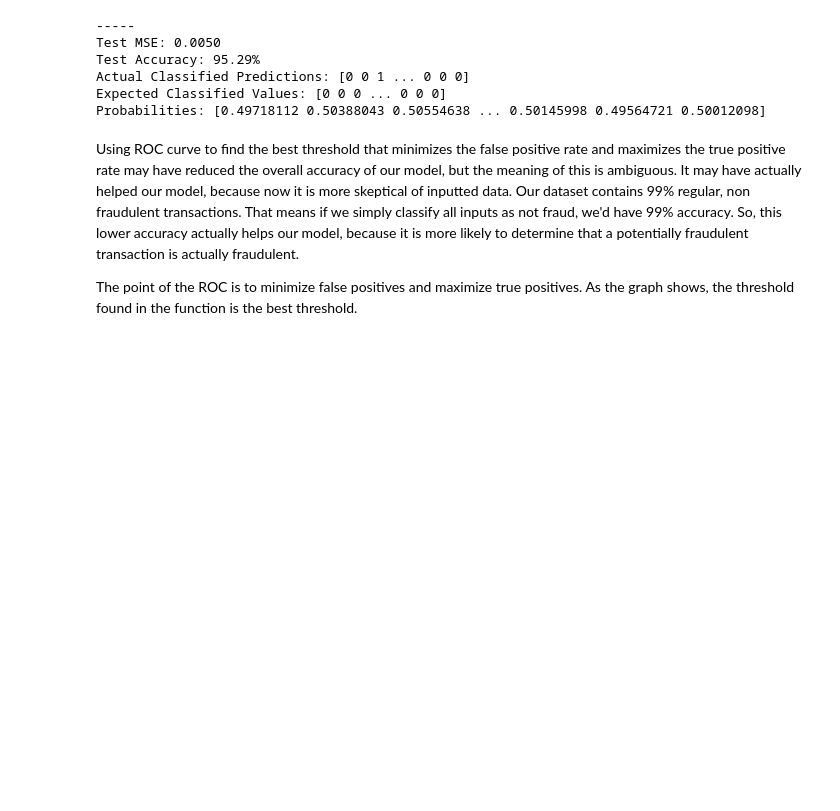
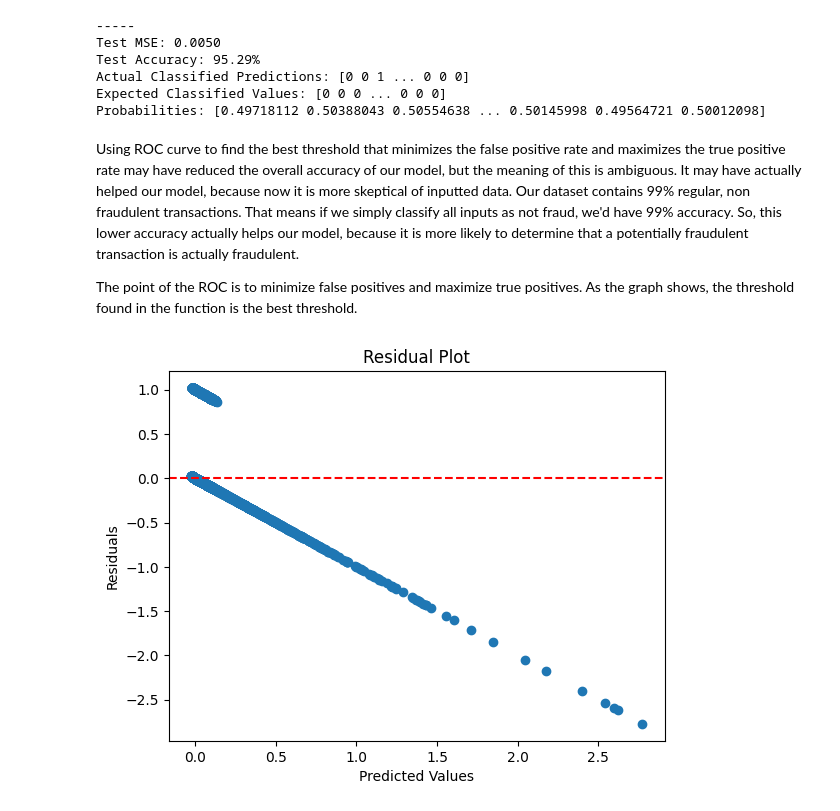
Before and after one commit to liamba05/CreditCardFraudDetection, a Jupyter notebook: Phase3/CCFD_PP3.ipynb, the cells around one changed output. Saved outputs shown, nothing was run; the diff lists cells and outputs as text; code cells hidden in the pictures; blank space fills up the shorter version.

```diff
--- a/Phase3/CCFD_PP3.ipynb
+++ b/Phase3/CCFD_PP3.ipynb
@@ -119,13 +119,13 @@ def add_bias_column(X):
     return Xnew
 # TAKEN FROM MOHIT'S METHOD ON HW4 ^^^
 # %%
-def linreg_classify(Xnew, ynew, m, threshold=0.5):
+def linreg_classify(Xnew, ynew, m, threshold):
     """
     Args:
         Xnew: Features (input x for all weights)
         ynew: Expected output for feature set
         m: Weights vector
-        threshold: Classification threshold (0.5 default)
+        threshold: Classification threshold
 
     Returns:
         A dictionary containing:
@@ -356,3 +355,12 @@ Probabilities: [0.49718112 0.50388043 0.50554638 ... 0.50145998 0.49564721 0.500
 Using ROC curve to find the best threshold that minimizes the false positive rate and maximizes the true positive rate may have reduced the overall accuracy of our model, but the meaning of this is ambiguous. It may have actually helped our model, because now it is more skeptical of inputted data. Our dataset contains 99% regular, non fraudulent transactions. That means if we simply classify all inputs as not fraud, we'd have 99% accuracy. So, this lower accuracy actually helps our model, because it is more likely to determine that a potentially fraudulent transaction is actually fraudulent.
 
 The point of the ROC is to minimize false positives and maximize true positives. As the graph shows, the threshold found in the function is the best threshold.
+# %%
+plt.scatter(test_metrics['ypreds'], test_metrics['resids'])
+plt.axhline(0, color='red', linestyle='--')
+plt.xlabel("Predicted Values")
+plt.ylabel("Residuals")
+plt.title("Residual Plot")
+plt.show()
+# %% [output]
+[figure, added]
```
Also changed, not shown: parts of 5 cells of this notebook.
